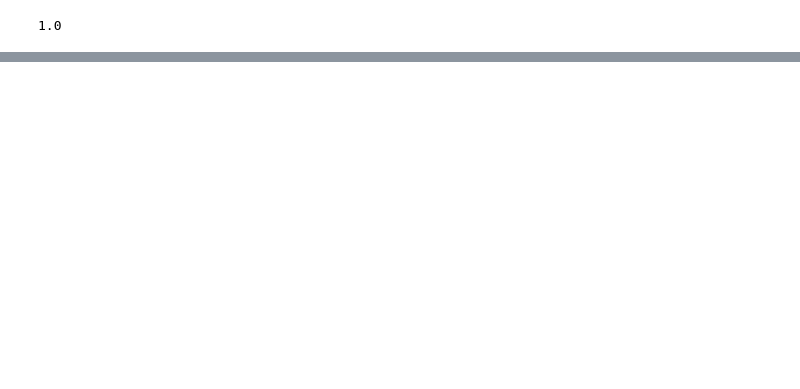
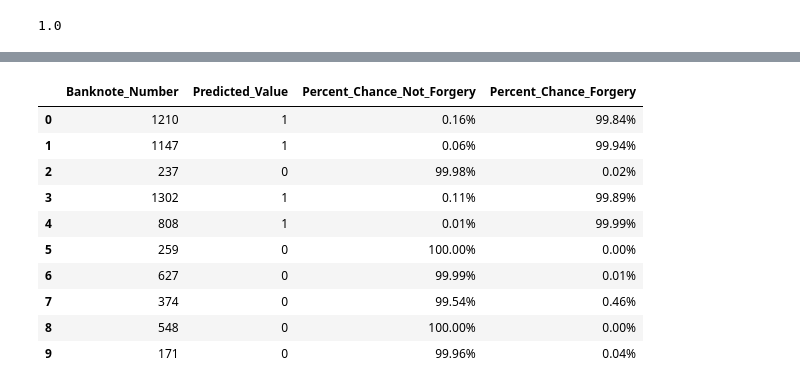
Before and after one commit to savyrosea/Bank_Note_Forgeries, a Jupyter notebook: Forgery_Binary_Classification_Using_Logistic_Regression.ipynb, the cells around one changed output, grey strips where cells are left out. Saved outputs shown, nothing was run; the diff lists cells and outputs as text; code cells hidden in the pictures; blank space fills up the shorter version.

Commit message:
added percent chance of forgery

```diff
--- a/Forgery_Binary_Classification_Using_Logistic_Regression.ipynb
+++ b/Forgery_Binary_Classification_Using_Logistic_Regression.ipynb
@@ -125,4 +125,4 @@ LogisticRegression(C=1.0, class_weight=None, dual=False, fit_intercept=True,
                    random_state=None, solver='lbfgs', tol=0.0001, verbose=0,
                    warm_start=False)
 # %%
-model.predict(X_test)
+predicted = model.predict(X_test)
@@ -153,0 +136,3 @@ model.score(X_test,y_test)
+# %%
+bank_numbers = X_test.index.values.tolist()
+bank_numbers
@@ -153,0 +177,30 @@ model.score(X_test,y_test)
+# %%
+first_list = []
+second_list = []
+for i in model.predict_proba(X_test):
+    first = "{:.2f}".format(i[0]*100)
+    second = "{:.2f}".format(i[1]*100)
+    first_list.append(first + "%")
+    second_list.append(second + "%")
+# %%
+data = {'Banknote_Number':  bank_numbers,
+        'Predicted_Value':  predicted,
+        'Percent_Chance_Not_Forgery': first_list,
+        'Percent_Chance_Forgery':  second_list
+        }
+
+percents_df = pd.DataFrame (data, columns = ['Banknote_Number','Predicted_Value','Percent_Chance_Not_Forgery','Percent_Chance_Forgery'])
+# %%
+percents_df.head(10)
+# %% [output]
+|  | Banknote_Number | Predicted_Value | Percent_Chance_Not_Forgery | Percent_Chance_Forgery |
+| 0 | 1210 | 1 | 0.16% | 99.84% |
+| 1 | 1147 | 1 | 0.06% | 99.94% |
+| 2 | 237 | 0 | 99.98% | 0.02% |
+| 3 | 1302 | 1 | 0.11% | 99.89% |
+| 4 | 808 | 1 | 0.01% | 99.99% |
+| 5 | 259 | 0 | 100.00% | 0.00% |
+| 6 | 627 | 0 | 99.99% | 0.01% |
+| 7 | 374 | 0 | 99.54% | 0.46% |
+| 8 | 548 | 0 | 100.00% | 0.00% |
+| 9 | 171 | 0 | 99.96% | 0.04% |
```
Also changed, not shown: parts of 5 cells of this notebook, 3 other files.
